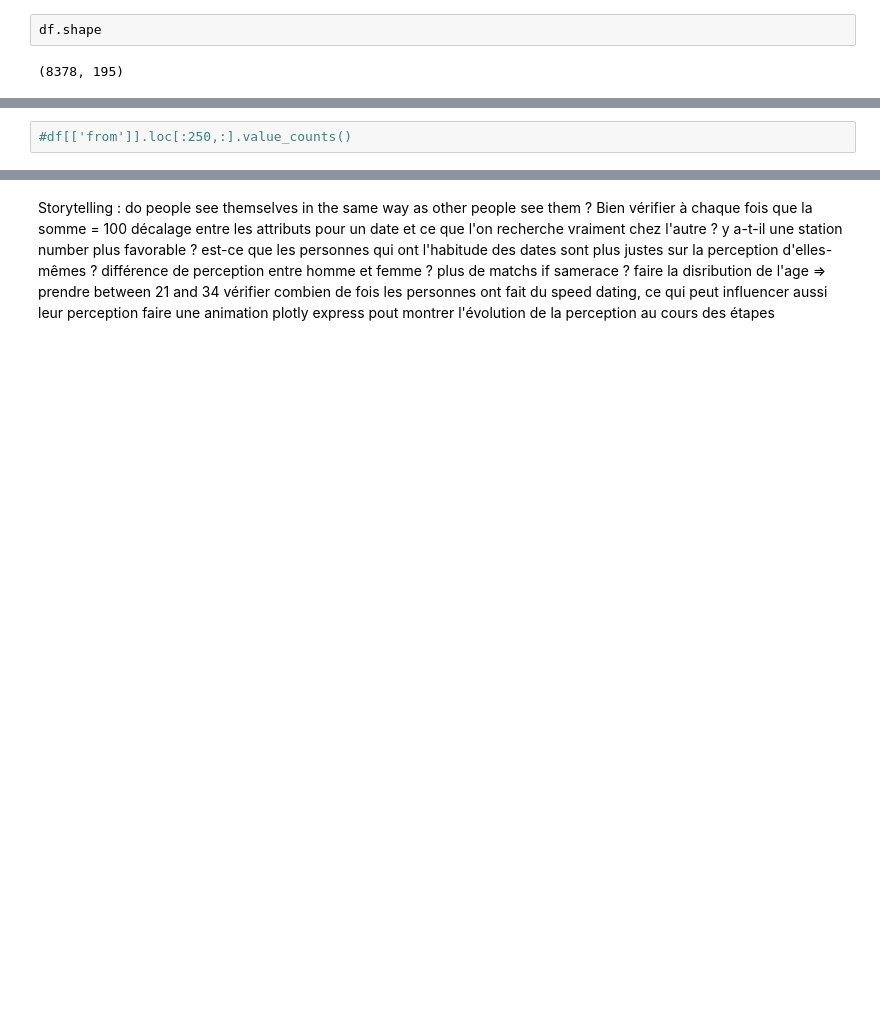
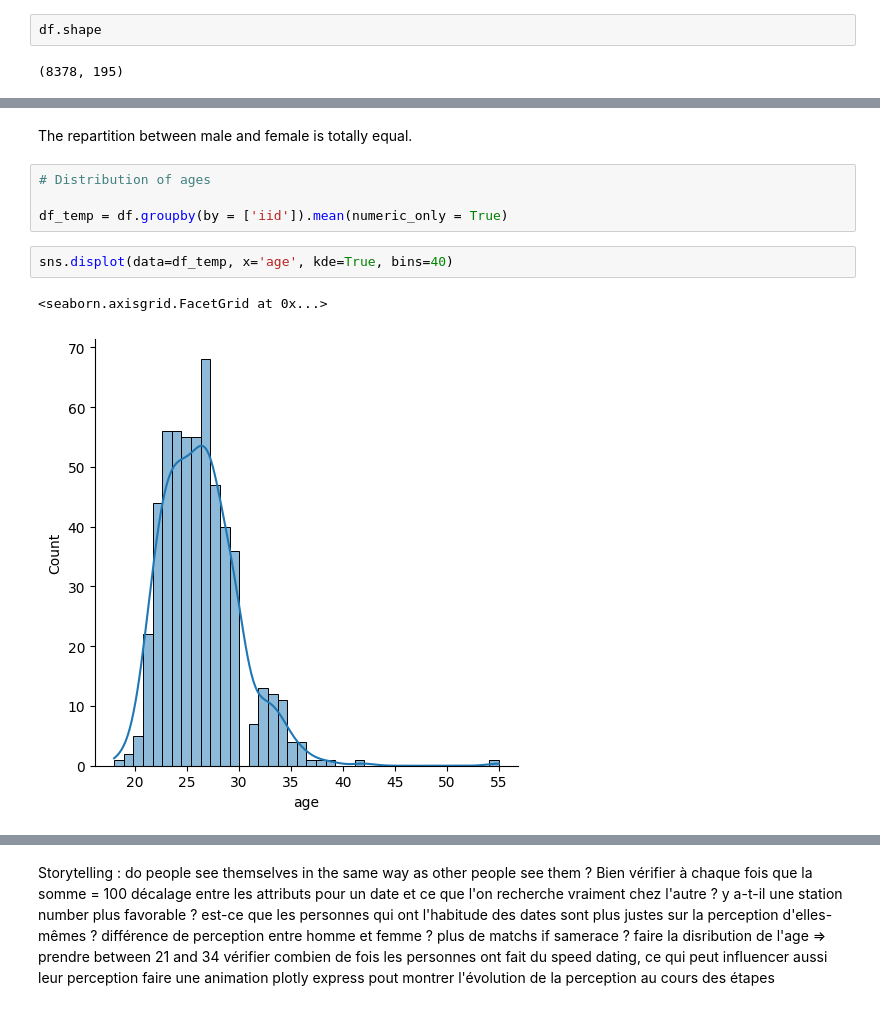
Before and after one commit to Lise-g/Bloc_2, a Jupyter notebook: speed_dating/speed_dating_lise.ipynb, the cells around one changed output, grey strips where cells are left out. Drawn from its saved outputs; the diff is of its cells as text; blank space fills up the shorter version.

```diff
--- a/speed_dating/speed_dating_lise.ipynb
+++ b/speed_dating/speed_dating_lise.ipynb
@@ -48,2 +94,11 @@ df.isnull().sum().to_frame().T
+# %% [markdown]
+The repartition between male and female is totally equal.
+# %%
+# Distribution of ages
+
+df_temp = df.groupby(by = ['iid']).mean(numeric_only = True)
 # %%
-#df[['from']].loc[:250,:].value_counts()
+sns.displot(data=df_temp, x='age', kde=True, bins=40)
+# %% [output]
+<seaborn.axisgrid.FacetGrid at 0x...>
+[figure, added]
```
Also changed, not shown: parts of 35 cells of this notebook.
